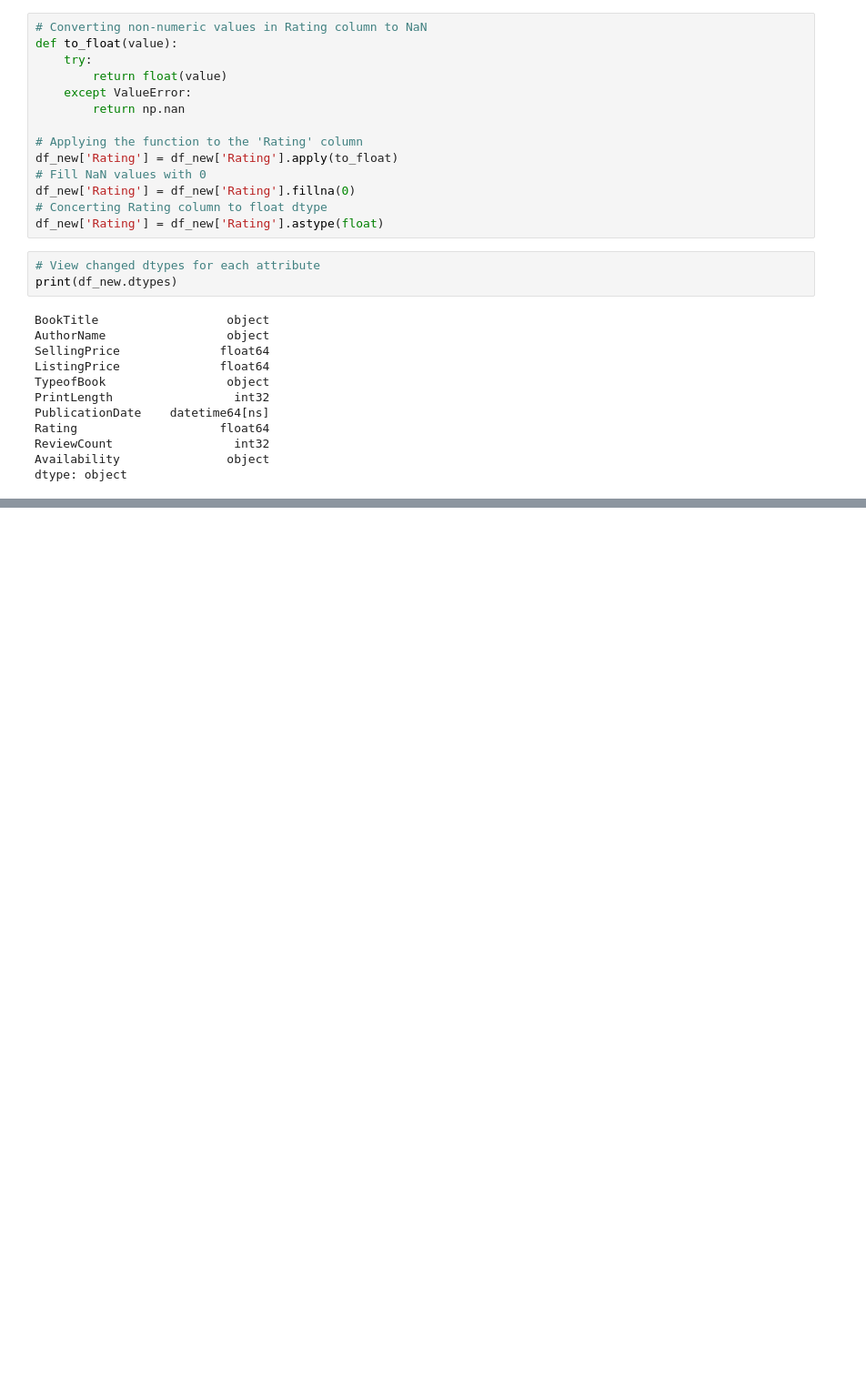
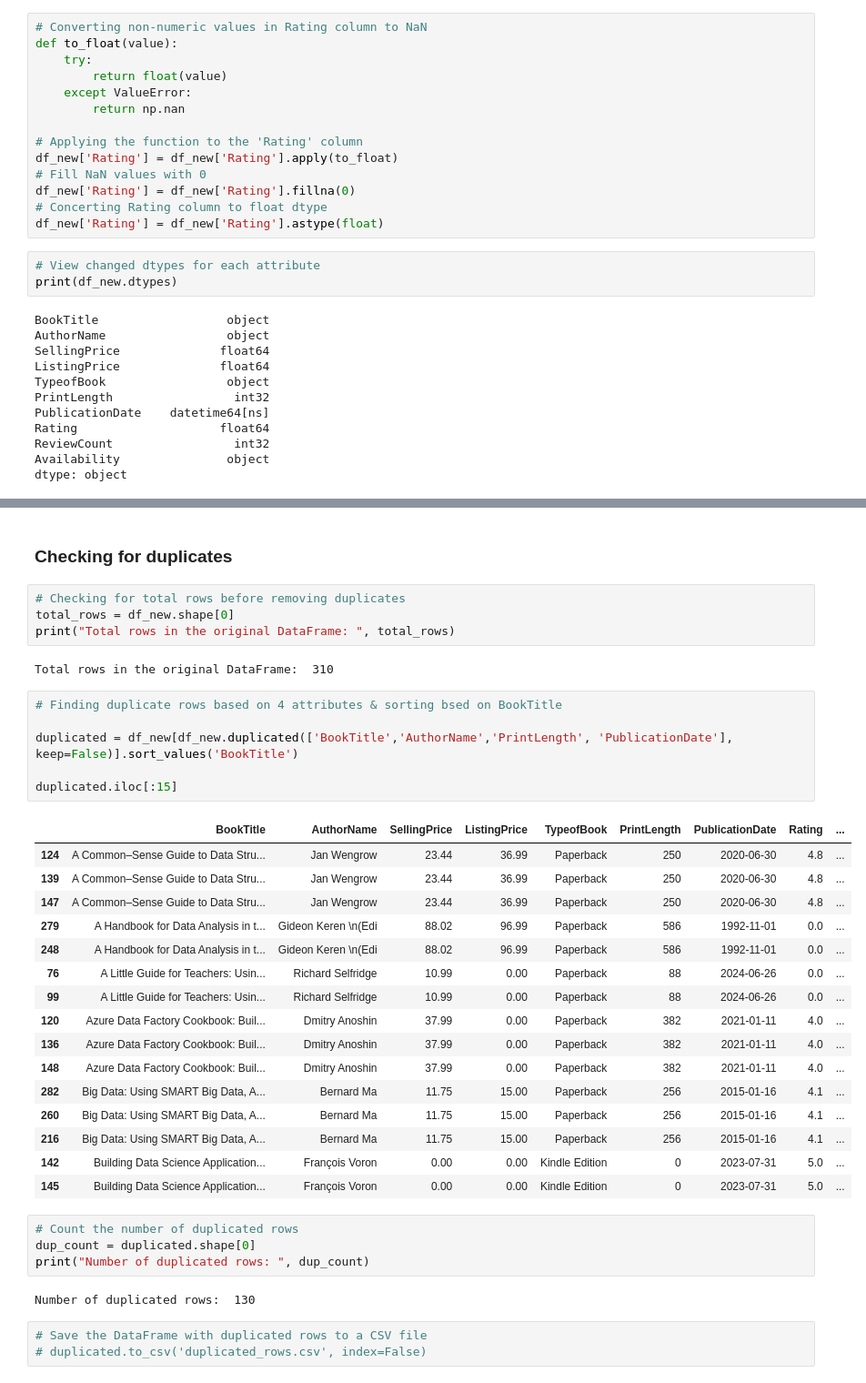
Before and after one commit to TendaiPhikiso/Amazon_web_Scraping_Transform, a Jupyter notebook: Amazon web scraping - Transformation Phase.ipynb, the cells around one changed output, grey strips where cells are left out. Shown: that part at 91% size. Cells and saved outputs as stored; diff of their text form; blank space fills up the shorter version.

Commit message:
Updated code
Included code that removes duplicate values

```diff
--- a/Amazon web scraping - Transformation Phase.ipynb
+++ b/Amazon web scraping - Transformation Phase.ipynb
@@ -230,3 +232,43 @@ df_new.iloc[:10]
 | 8 | AI & Data Literacy: Empowering Ci... | Bill Schmarz | 22.99 | 0.00 | Paperback | 202 | 2023-08-09 | 4.6 | ... |
 | 9 | Data Grab: The new Colonialism of... | Ulises A. Mejias | 15.16 | 22.00 | Hardcover | 320 | 2024-02-08 | 4.7 | ... |
 | 10 | Engineers′ Data Book | Clifford Matthews | 16.25 | 0.00 | Paperback | 344 | 2012-01-27 | 4.6 | ... |
+# %% [markdown]
+ ### Checking for duplicates
+# %%
+# Checking for total rows before removing duplicates
+total_rows = df_new.shape[0]
+print("Total rows in the original DataFrame: ", total_rows)
+# %% [output]
+Total rows in the original DataFrame:  310
+# %%
+# Finding duplicate rows based on 4 attributes & sorting bsed on BookTitle
+
+duplicated = df_new[df_new.duplicated(['BookTitle','AuthorName','PrintLength', 'PublicationDate'], keep=False)].sort_values('BookTitle')
+
+duplicated.iloc[:15]
+# %% [output]
+|  | BookTitle | AuthorName | SellingPrice | ListingPrice | TypeofBook | PrintLength | PublicationDate | Rating | ... |
+| 124 | A Common–Sense Guide to Data Stru... | Jan Wengrow | 23.44 | 36.99 | Paperback | 250 | 2020-06-30 | 4.8 | ... |
+| 139 | A Common–Sense Guide to Data Stru... | Jan Wengrow | 23.44 | 36.99 | Paperback | 250 | 2020-06-30 | 4.8 | ... |
+| 147 | A Common–Sense Guide to Data Stru... | Jan Wengrow | 23.44 | 36.99 | Paperback | 250 | 2020-06-30 | 4.8 | ... |
+| 279 | A Handbook for Data Analysis in t... | Gideon Keren \n(Edi | 88.02 | 96.99 | Paperback | 586 | 1992-11-01 | 0.0 | ... |
+| 248 | A Handbook for Data Analysis in t... | Gideon Keren \n(Edi | 88.02 | 96.99 | Paperback | 586 | 1992-11-01 | 0.0 | ... |
+| 76 | A Little Guide for Teachers: Usin... | Richard Selfridge | 10.99 | 0.00 | Paperback | 88 | 2024-06-26 | 0.0 | ... |
+| 99 | A Little Guide for Teachers: Usin... | Richard Selfridge | 10.99 | 0.00 | Paperback | 88 | 2024-06-26 | 0.0 | ... |
+| 120 | Azure Data Factory Cookbook: Buil... | Dmitry Anoshin | 37.99 | 0.00 | Paperback | 382 | 2021-01-11 | 4.0 | ... |
+| 136 | Azure Data Factory Cookbook: Buil... | Dmitry Anoshin | 37.99 | 0.00 | Paperback | 382 | 2021-01-11 | 4.0 | ... |
+| 148 | Azure Data Factory Cookbook: Buil... | Dmitry Anoshin | 37.99 | 0.00 | Paperback | 382 | 2021-01-11 | 4.0 | ... |
+| 282 | Big Data: Using SMART Big Data, A... | Bernard Ma | 11.75 | 15.00 | Paperback | 256 | 2015-01-16 | 4.1 | ... |
+| 260 | Big Data: Using SMART Big Data, A... | Bernard Ma | 11.75 | 15.00 | Paperback | 256 | 2015-01-16 | 4.1 | ... |
+| 216 | Big Data: Using SMART Big Data, A... | Bernard Ma | 11.75 | 15.00 | Paperback | 256 | 2015-01-16 | 4.1 | ... |
+| 142 | Building Data Science Application... | François Voron | 0.00 | 0.00 | Kindle Edition | 0 | 2023-07-31 | 5.0 | ... |
+| 145 | Building Data Science Application... | François Voron | 0.00 | 0.00 | Kindle Edition | 0 | 2023-07-31 | 5.0 | ... |
+# %%
+# Count the number of duplicated rows
+dup_count = duplicated.shape[0]
+print("Number of duplicated rows: ", dup_count)
+# %% [output]
+Number of duplicated rows:  130
+# %%
+# Save the DataFrame with duplicated rows to a CSV file
+# duplicated.to_csv('duplicated_rows.csv', index=False)
```
Also changed, not shown: parts of 5 cells of this notebook.
